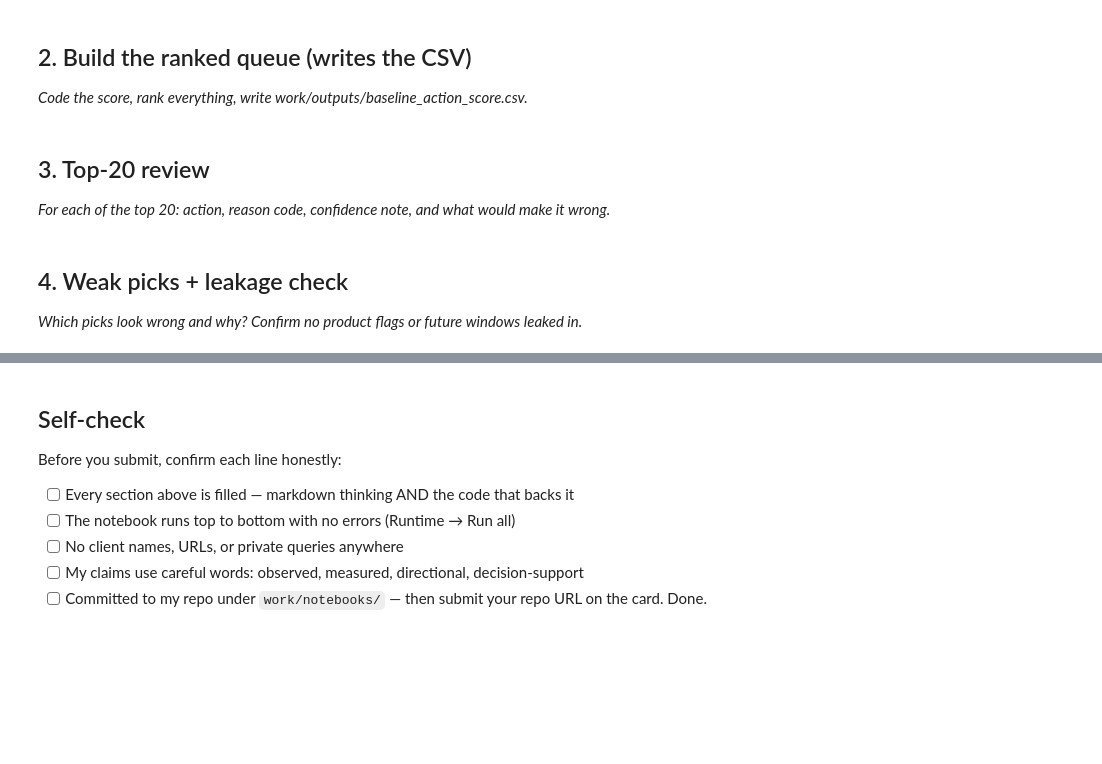
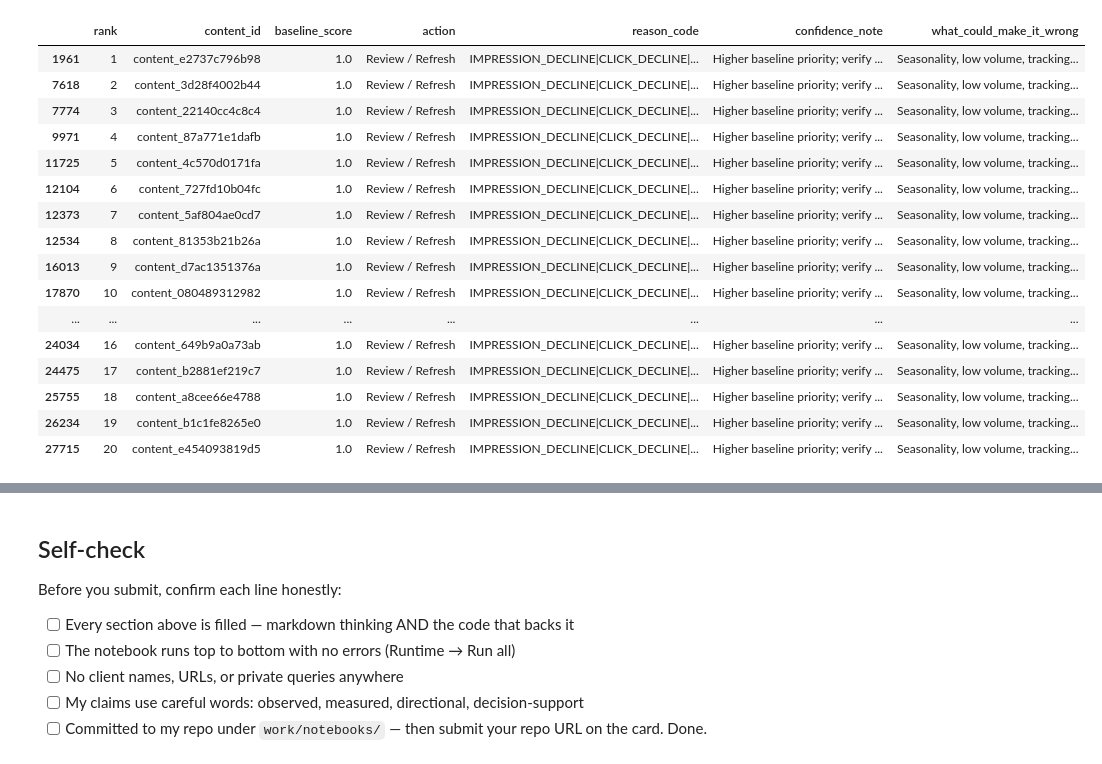
Before and after one commit to ziadhamouda370-beep/flyrank-ml, a Jupyter notebook: work/notebooks/w04_baseline_score.ipynb, the cells around one changed output, grey strips where cells are left out. Cells and saved outputs as stored; diff of their text form; code cells hidden in the pictures; blank space fills up the shorter version.

```diff
--- a/work/notebooks/w04_baseline_score.ipynb
+++ b/work/notebooks/w04_baseline_score.ipynb
@@ -13,7 +198,44 @@ This skeleton is yours to fill. Work the sections **in order** — each one has
 # %%
 # This cell is for CODE (numbers, a query, a check).
 # Write your text answer in the cell ABOVE this one — typing sentences here breaks Run All.
+top20 = baseline.head(20).copy()
+
+top20["confidence_note"] = np.where(
+    top20["baseline_score"] >= 0.60,
+    "Higher baseline priority; verify before action.",
+    "Directional priority; verify before action."
+)
+
+top20["what_could_make_it_wrong"] = (
+    "Seasonality, low volume, tracking changes, or missing context"
+)
+
+review_cols = [
+    "rank",
+    "content_id",
+    "baseline_score",
+    "action",
+    "reason_code",
+    "confidence_note",
+    "what_could_make_it_wrong"
+]
+
+display(top20[review_cols])
+# %% [output]
+|  | rank | content_id | baseline_score | action | reason_code | confidence_note | what_could_make_it_wrong |
+| 1961 | 1 | content_e2737c796b98 | 1.0 | Review / Refresh | IMPRESSION_DECLINE|CLICK_DECLINE|... | Higher baseline priority; verify ... | Seasonality, low volume, tracking... |
+| 7618 | 2 | content_3d28f4002b44 | 1.0 | Review / Refresh | IMPRESSION_DECLINE|CLICK_DECLINE|... | Higher baseline priority; verify ... | Seasonality, low volume, tracking... |
+| 7774 | 3 | content_22140cc4c8c4 | 1.0 | Review / Refresh | IMPRESSION_DECLINE|CLICK_DECLINE|... | Higher baseline priority; verify ... | Seasonality, low volume, tracking... |
+| 9971 | 4 | content_87a771e1dafb | 1.0 | Review / Refresh | IMPRESSION_DECLINE|CLICK_DECLINE|... | Higher baseline priority; verify ... | Seasonality, low volume, tracking... |
+| 11725 | 5 | content_4c570d0171fa | 1.0 | Review / Refresh | IMPRESSION_DECLINE|CLICK_DECLINE|... | Higher baseline priority; verify ... | Seasonality, low volume, tracking... |
+| 12104 | 6 | content_727fd10b04fc | 1.0 | Review / Refresh | IMPRESSION_DECLINE|CLICK_DECLINE|... | Higher baseline priority; verify ... | Seasonality, low volume, tracking... |
+| 12373 | 7 | content_5af804ae0cd7 | 1.0 | Review / Refresh | IMPRESSION_DECLINE|CLICK_DECLINE|... | Higher baseline priority; verify ... | Seasonality, low volume, tracking... |
+| 12534 | 8 | content_81353b21b26a | 1.0 | Review / Refresh | IMPRESSION_DECLINE|CLICK_DECLINE|... | Higher baseline priority; verify ... | Seasonality, low volume, tracking... |
+| 16013 | 9 | content_d7ac1351376a | 1.0 | Review / Refresh | IMPRESSION_DECLINE|CLICK_DECLINE|... | Higher baseline priority; verify ... | Seasonality, low volume, tracking... |
+| 17870 | 10 | content_080489312982 | 1.0 | Review / Refresh | IMPRESSION_DECLINE|CLICK_DECLINE|... | Higher baseline priority; verify ... | Seasonality, low volume, tracking... |
+| ... | ... | ... | ... | ... | ... | ... | ... |
+| 24034 | 16 | content_649b9a0a73ab | 1.0 | Review / Refresh | IMPRESSION_DECLINE|CLICK_DECLINE|... | Higher baseline priority; verify ... | Seasonality, low volume, tracking... |
+| 24475 | 17 | content_b2881ef219c7 | 1.0 | Review / Refresh | IMPRESSION_DECLINE|CLICK_DECLINE|... | Higher baseline priority; verify ... | Seasonality, low volume, tracking... |
+| 25755 | 18 | content_a8cee66e4788 | 1.0 | Review / Refresh | IMPRESSION_DECLINE|CLICK_DECLINE|... | Higher baseline priority; verify ... | Seasonality, low volume, tracking... |
+| 26234 | 19 | content_b1c1fe8265e0 | 1.0 | Review / Refresh | IMPRESSION_DECLINE|CLICK_DECLINE|... | Higher baseline priority; verify ... | Seasonality, low volume, tracking... |
+| 27715 | 20 | content_e454093819d5 | 1.0 | Review / Refresh | IMPRESSION_DECLINE|CLICK_DECLINE|... | Higher baseline priority; verify ... | Seasonality, low volume, tracking... |
-# %% [markdown]
-## 2. Build the ranked queue (writes the CSV)
-
-*Code the score, rank everything, write work/outputs/baseline_action_score.csv.*
@@ -23,4 +241,0 @@ This skeleton is yours to fill. Work the sections **in order** — each one has
-# %% [markdown]
-## 3. Top-20 review
-
-*For each of the top 20: action, reason code, confidence note, and what would make it wrong.*
@@ -30,4 +241,0 @@ This skeleton is yours to fill. Work the sections **in order** — each one has
-# %% [markdown]
-## 4. Weak picks + leakage check
-
-*Which picks look wrong and why? Confirm no product flags or future windows leaked in.*
```
Also changed, not shown: parts of 11 cells of this notebook.
